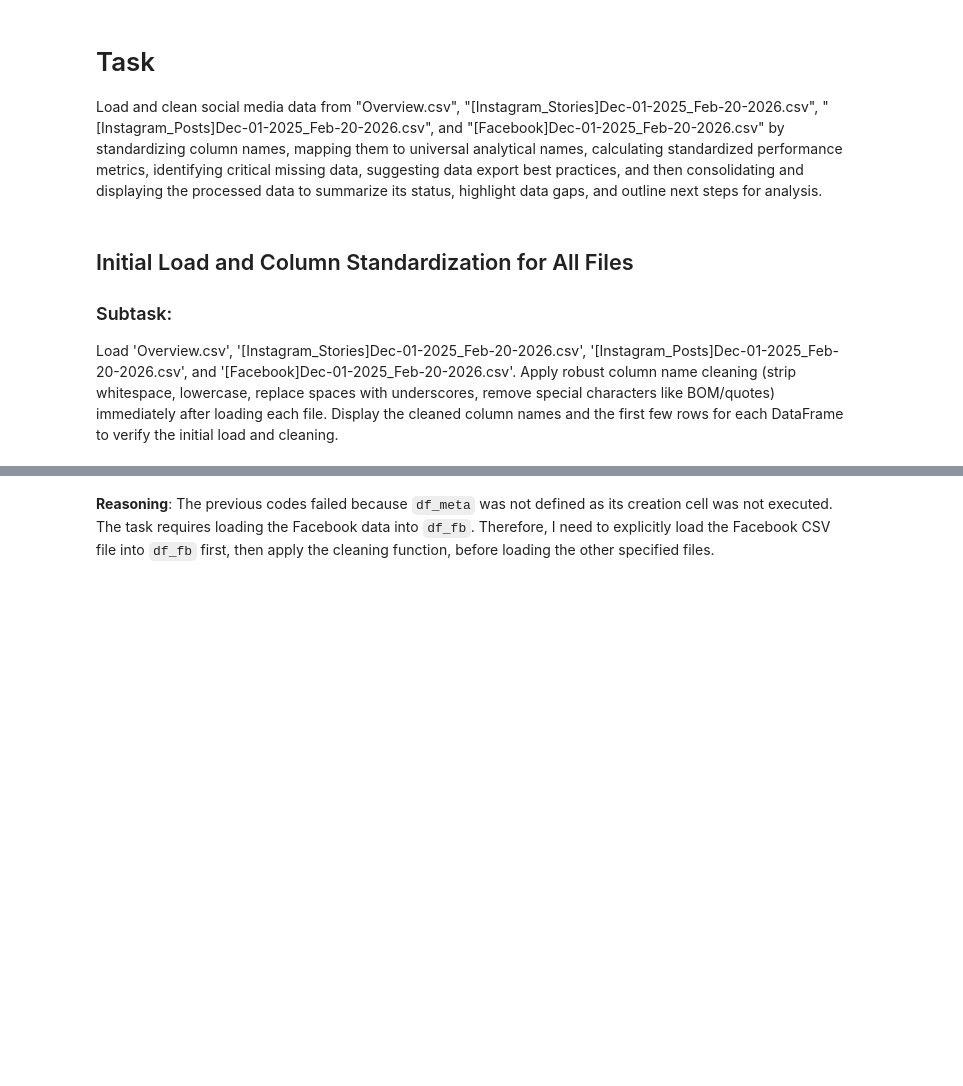
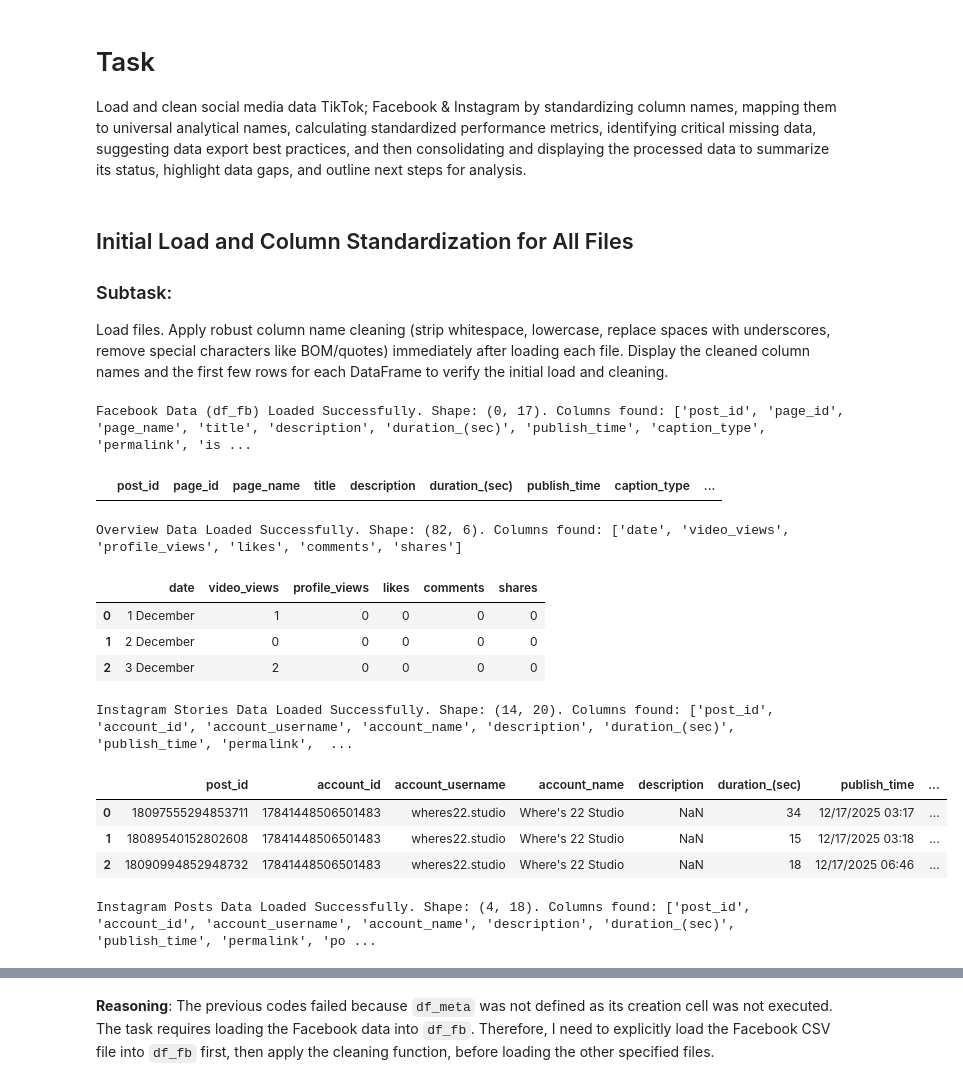
Before and after one commit to MrTMokoena/-Social-Media-SNA-Marketing-Analysis, a Jupyter notebook: Tiba_M_Collab_Analysis.ipynb, the cells around one changed output, grey strips where cells are left out. Cells and saved outputs as stored; diff of their text form; code cells hidden in the pictures; blank space fills up the shorter version.

```diff
--- a/Tiba_M_Collab_Analysis.ipynb
+++ b/Tiba_M_Collab_Analysis.ipynb
@@ -1,8 +3,55 @@
 # %% [markdown]
 # Task
-Load and clean social media data from "Overview.csv", "[Instagram_Stories]Dec-01-2025_Feb-20-2026.csv", "[Instagram_Posts]Dec-01-2025_Feb-20-2026.csv", and "[Facebook]Dec-01-2025_Feb-20-2026.csv" by standardizing column names, mapping them to universal analytical names, calculating standardized performance metrics, identifying critical missing data, suggesting data export best practices, and then consolidating and displaying the processed data to summarize its status, highlight data gaps, and outline next steps for analysis.
+Load and clean social media data TikTok; Facebook & Instagram by standardizing column names, mapping them to universal analytical names, calculating standardized performance metrics, identifying critical missing data, suggesting data export best practices, and then consolidating and displaying the processed data to summarize its status, highlight data gaps, and outline next steps for analysis.
 # %% [markdown]
 ## Initial Load and Column Standardization for All Files
 
 ### Subtask:
-Load 'Overview.csv', '[Instagram_Stories]Dec-01-2025_Feb-20-2026.csv', '[Instagram_Posts]Dec-01-2025_Feb-20-2026.csv', and '[Facebook]Dec-01-2025_Feb-20-2026.csv'. Apply robust column name cleaning (strip whitespace, lowercase, replace spaces with underscores, remove special characters like BOM/quotes) immediately after loading each file. Display the cleaned column names and the first few rows for each DataFrame to verify the initial load and cleaning.
+Load files. Apply robust column name cleaning (strip whitespace, lowercase, replace spaces with underscores, remove special characters like BOM/quotes) immediately after loading each file. Display the cleaned column names and the first few rows for each DataFrame to verify the initial load and cleaning.
+# %%
+import pandas as pd
+
+# Helper function for robust column name cleaning
+def clean_column_names(df):
+    # Remove BOM ('ï»¿'), quotes ('"'), strip whitespace, convert to lowercase, replace spaces with underscores
+    df.columns = df.columns.str.replace('ï»¿', '', regex=False).str.replace('"', '', regex=False).str.strip().str.lower().str.replace(' ', '_', regex=False)
+    return df
+
+# --- Step 0: Re-load all DataFrames and apply initial cleaning to ensure data integrity ---
+# This is crucial because df_fb has been problematic. Trying engine='python' and sep=None.
+df_fb = pd.read_csv('/content/[Facebook]Dec-01-2025_Mar-13-2026_953353860558591.csv', encoding='utf-8-sig', sep=',')
+df_fb = clean_column_names(df_fb)
+print(f"Facebook Data (df_fb) Loaded Successfully. Shape: {df_fb.shape}. Columns found: {df_fb.columns.tolist()}")
+display(df_fb.head(3))
+
+# Load 'Overview.csv'
+df_overview = pd.read_csv('/content/Overview.csv', encoding='latin1', parse_dates=True)
+df_overview = clean_column_names(df_overview)
+print(f"Overview Data Loaded Successfully. Shape: {df_overview.shape}. Columns found: {df_overview.columns.tolist()}")
+display(df_overview.head(3))
+
+# Load '[Instagram_Stories]Dec-01-2025_Feb-20-2026.csv'
+df_ig_stories = pd.read_csv('/content/[Instagram_Stories]Dec-01-2025_Mar-13-2026_941844354998247.csv', encoding='latin1', parse_dates=True)
+df_ig_stories = clean_column_names(df_ig_stories)
+print(f"Instagram Stories Data Loaded Successfully. Shape: {df_ig_stories.shape}. Columns found: {df_ig_stories.columns.tolist()}")
+display(df_ig_stories.head(3))
+
+# Load '[Instagram_Posts]Dec-01-2025_Feb-20-2026.csv'
+df_ig_posts = pd.read_csv('/content/[Instagram_Posts]Dec-01-2025_Mar-13-2026_1454822129622578.csv', encoding='latin1', parse_dates=True)
+df_ig_posts = clean_column_names(df_ig_posts)
+print(f"Instagram Posts Data Loaded Successfully. Shape: {df_ig_posts.shape}. Columns found: {df_ig_posts.columns.tolist()}")
+display(df_ig_posts.head(3))
+# %% [output]
+Facebook Data (df_fb) Loaded Successfully. Shape: (0, 17). Columns found: ['post_id', 'page_id', 'page_name', 'title', 'description', 'duration_(sec)', 'publish_time', 'caption_type', 'permalink', 'is ...
+|  | post_id | page_id | page_name | title | description | duration_(sec) | publish_time | caption_type | ... |
+Overview Data Loaded Successfully. Shape: (82, 6). Columns found: ['date', 'video_views', 'profile_views', 'likes', 'comments', 'shares']
+|  | date | video_views | profile_views | likes | comments | shares |
+| 0 | 1 December | 1 | 0 | 0 | 0 | 0 |
+| 1 | 2 December | 0 | 0 | 0 | 0 | 0 |
+| 2 | 3 December | 2 | 0 | 0 | 0 | 0 |
+Instagram Stories Data Loaded Successfully. Shape: (14, 20). Columns found: ['post_id', 'account_id', 'account_username', 'account_name', 'description', 'duration_(sec)', 'publish_time', 'permalink',  ...
+|  | post_id | account_id | account_username | account_name | description | duration_(sec) | publish_time | ... |
+| 0 | 18097555294853711 | 17841448506501483 | wheres22.studio | Where's 22 Studio | NaN | 34 | 12/17/2025 03:17 | ... |
+| 1 | 18089540152802608 | 17841448506501483 | wheres22.studio | Where's 22 Studio | NaN | 15 | 12/17/2025 03:18 | ... |
+| 2 | 18090994852948732 | 17841448506501483 | wheres22.studio | Where's 22 Studio | NaN | 18 | 12/17/2025 06:46 | ... |
+Instagram Posts Data Loaded Successfully. Shape: (4, 18). Columns found: ['post_id', 'account_id', 'account_username', 'account_name', 'description', 'duration_(sec)', 'publish_time', 'permalink', 'po ...
```
Also changed, not shown: parts of 10 cells of this notebook.
